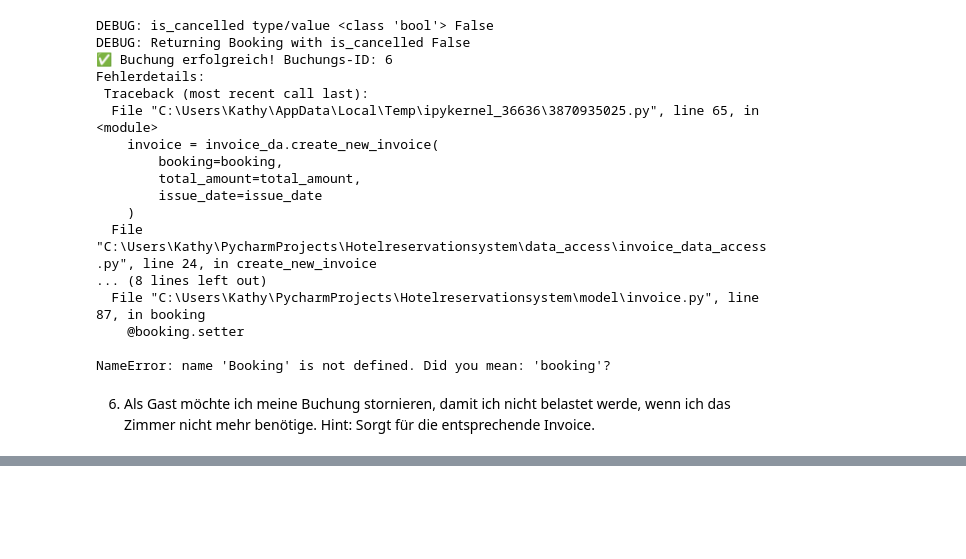
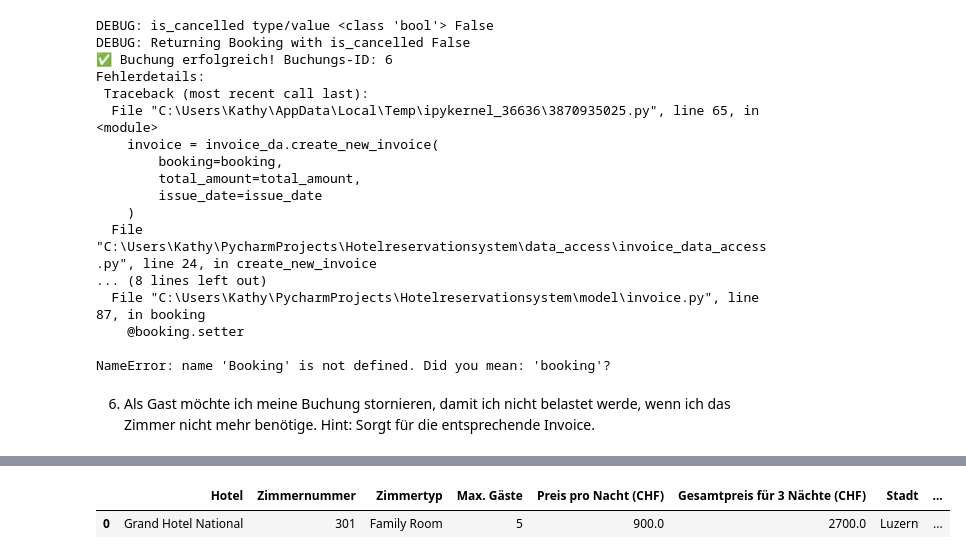
Before and after one commit to AEPFS2025Group14/Hotelreservationsystem, a Jupyter notebook: Hotelreservation.ipynb, the cells around one changed output, grey strips where cells are left out. Cells and saved outputs as stored; diff of their text form; code cells hidden in the pictures; blank space fills up the shorter version.

```diff
--- a/Hotelreservation.ipynb
+++ b/Hotelreservation.ipynb
@@ -908,0 +949,70 @@ def cancel_booking():
+# %%
+from datetime import datetime
+from data_access.hotel_data_access import HotelDataAccess
+import pandas as pd
+import shutil
+import traceback
+
+# DB vorbereiten
+source = "database/hotel_reservation_sample.db"
+db_file = "database/working_db.db"
+shutil.copyfile(source, db_file)
+hotel_da = HotelDataAccess(db_file)
+
+try:
+    # Eingaben vom Nutzer
+    city = input("In welcher Stadt möchten Sie übernachten? ").strip()
+    check_in_str = input("Check-in Datum (YYYY-MM-DD): ").strip()
+    check_out_str = input("Check-out Datum (YYYY-MM-DD): ").strip()
+    guests = int(input("Wie viele Gäste reisen an? ").strip())
+
+    # Datumsumwandlung & Validierung
+    check_in_date = datetime.strptime(check_in_str, "%Y-%m-%d").date()
+    check_out_date = datetime.strptime(check_out_str, "%Y-%m-%d").date()
+    if check_in_date >= check_out_date:
+        raise ValueError("Das Check-out-Datum muss nach dem Check-in-Datum liegen.")
+
+    # Tage berechnen
+    nights = (check_out_date - check_in_date).days
+
+    # Verfügbare Hotels mit passenden Zimmern suchen (mit dynamischem Preis)
+    alle_hotels = hotel_da.search_hotel_combinated(
+        city=city,
+        check_in_date=check_in_str,
+        check_out_date=check_out_str,
+        min_stars=0,
+        max_guests=guests
+    )
+
+    daten = []
+    for hotel in alle_hotels:
+        for room in hotel.rooms:
+            # Dynamischen Preis berechnen
+            dynamic_price = hotel_da.get_dynamic_room_prices(check_in_str)
+            # Finde den passenden Zimmerpreis aus der Liste
+            matching_room = next((r for r in dynamic_price if r["Zimmernummer"] == room.room_number and r["Hotel"] == hotel.name), None)
+            if matching_room:
+                daten.append({
+                    "Hotel": hotel.name,
+                    "Zimmernummer": room.room_number,
+                    "Zimmertyp": room.room_type.description,
+                    "Max. Gäste": room.room_type.max_guests,
+                    "Preis pro Nacht (CHF)": matching_room["Dynamischer Preis (CHF)"],
+                    f"Gesamtpreis für {nights} Nächte (CHF)": round(matching_room["Dynamischer Preis (CHF)"] * nights, 2),
+                    "Stadt": city,
+                    "Check-in": check_in_str,
+                    "Check-out": check_out_str
+                })
+
+    if daten:
+        df = pd.DataFrame(daten)
+        display(df)
+    else:
+        print("Keine passenden Zimmer gefunden.")
+
+except Exception as e:
+    print("Ein Fehler ist aufgetreten:")
+    traceback.print_exc()
+# %% [output]
+|  | Hotel | Zimmernummer | Zimmertyp | Max. Gäste | Preis pro Nacht (CHF) | Gesamtpreis für 3 Nächte (CHF) | Stadt | ... |
+| 0 | Grand Hotel National | 301 | Family Room | 5 | 900.0 | 2700.0 | Luzern | ... |
```
Also changed, not shown: parts of 4 cells of this notebook, 4 other files.
